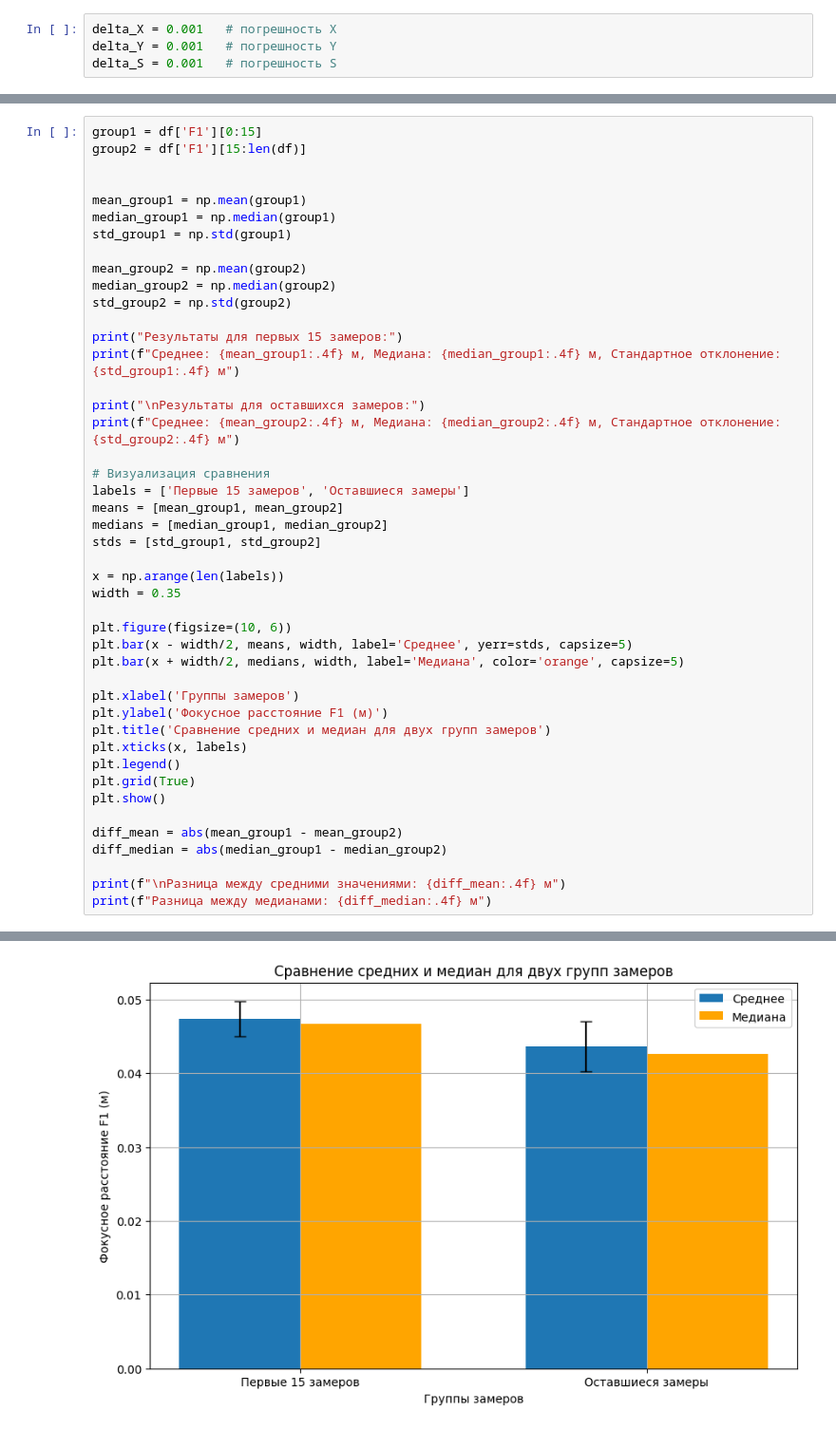
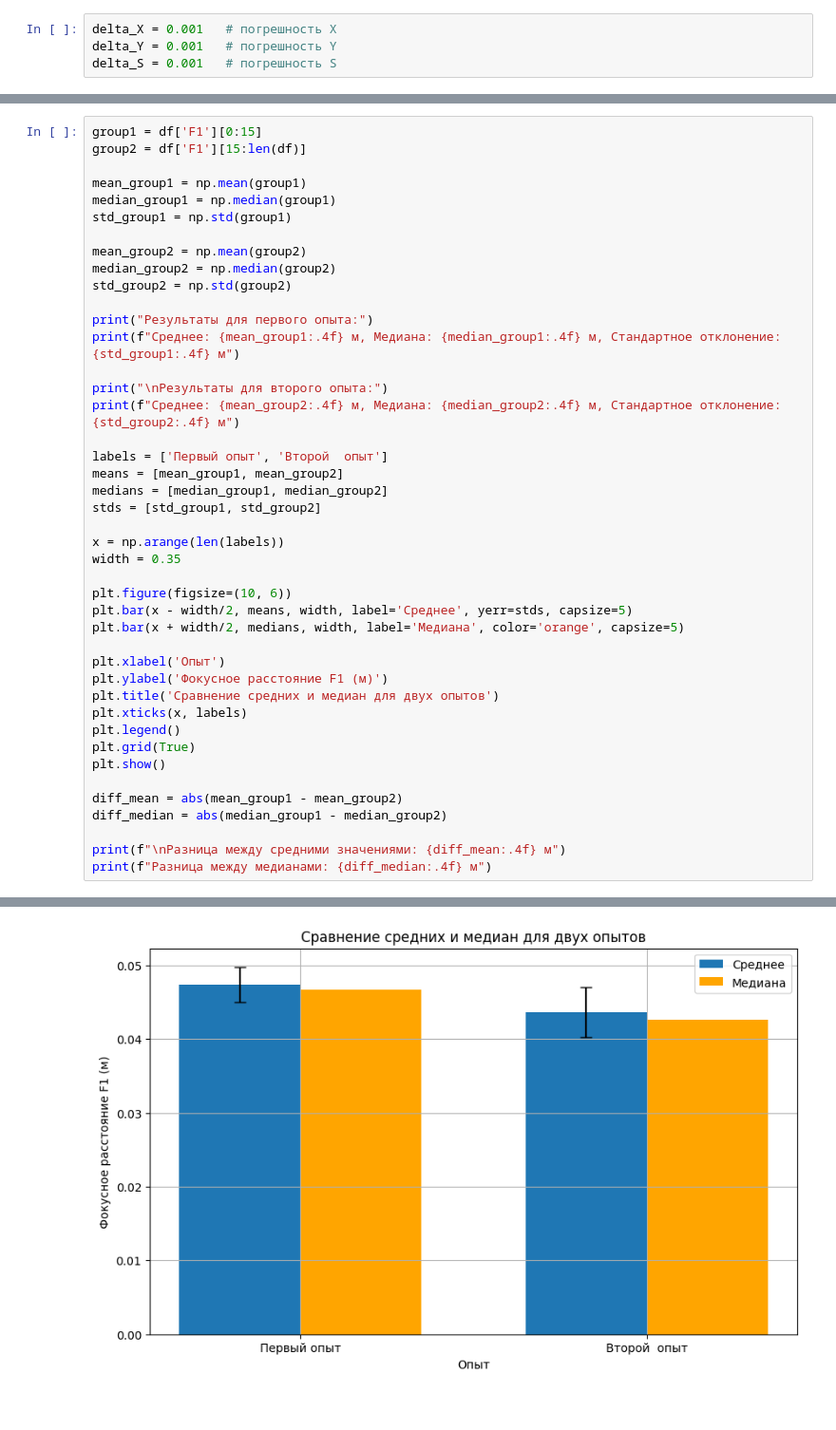
Before and after one commit to carevvv/physics_labs, a Jupyter notebook: optika/main.ipynb, the cells around one changed output, grey strips where cells are left out. Shown at 95% size. Drawn from its saved outputs; the diff is of its cells as text.

```diff
--- a/optika/main.ipynb
+++ b/optika/main.ipynb
@@ -126,7 +126,6 @@ print()
 # %%
 group1 = df['F1'][0:15]
 group2 = df['F1'][15:len(df)]
-
 
 mean_group1 = np.mean(group1)
 median_group1 = np.median(group1)
@@ -136,14 +135,13 @@ mean_group2 = np.mean(group2)
 median_group2 = np.median(group2)
 std_group2 = np.std(group2)
 
-print("Результаты для первых 15 замеров:")
+print("Результаты для первого опыта:")
 print(f"Среднее: {mean_group1:.4f} м, Медиана: {median_group1:.4f} м, Стандартное отклонение: {std_group1:.4f} м")
 
-print("\nРезультаты для оставшихся замеров:")
+print("\nРезультаты для второго опыта:")
 print(f"Среднее: {mean_group2:.4f} м, Медиана: {median_group2:.4f} м, Стандартное отклонение: {std_group2:.4f} м")
 
-# Визуализация сравнения
-labels = ['Первые 15 замеров', 'Оставшиеся замеры']
+labels = ['Первый опыт', 'Второй  опыт']
 means = [mean_group1, mean_group2]
 medians = [median_group1, median_group2]
 stds = [std_group1, std_group2]
@@ -155,9 +153,9 @@ plt.figure(figsize=(10, 6))
 plt.bar(x - width/2, means, width, label='Среднее', yerr=stds, capsize=5)
 plt.bar(x + width/2, medians, width, label='Медиана', color='orange', capsize=5)
 
-plt.xlabel('Группы замеров')
+plt.xlabel('Опыт')
 plt.ylabel('Фокусное расстояние F1 (м)')
-plt.title('Сравнение средних и медиан для двух групп замеров')
+plt.title('Сравнение средних и медиан для двух опытов')
 plt.xticks(x, labels)
 plt.legend()
 plt.grid(True)
@@ -176,4 +174,4 @@ print(f"Разница между медианами: {diff_median:.4f} м")
 Среднее: 0.0437 м, Медиана: 0.0426 м, Стандартное отклонение: 0.0034 м
-[figure, old version]
+[figure, new version]
 Разница между средними значениями: 0.0037 м
 Разница между медианами: 0.0041 м
```
Also changed, not shown: parts of 3 cells of this notebook.
